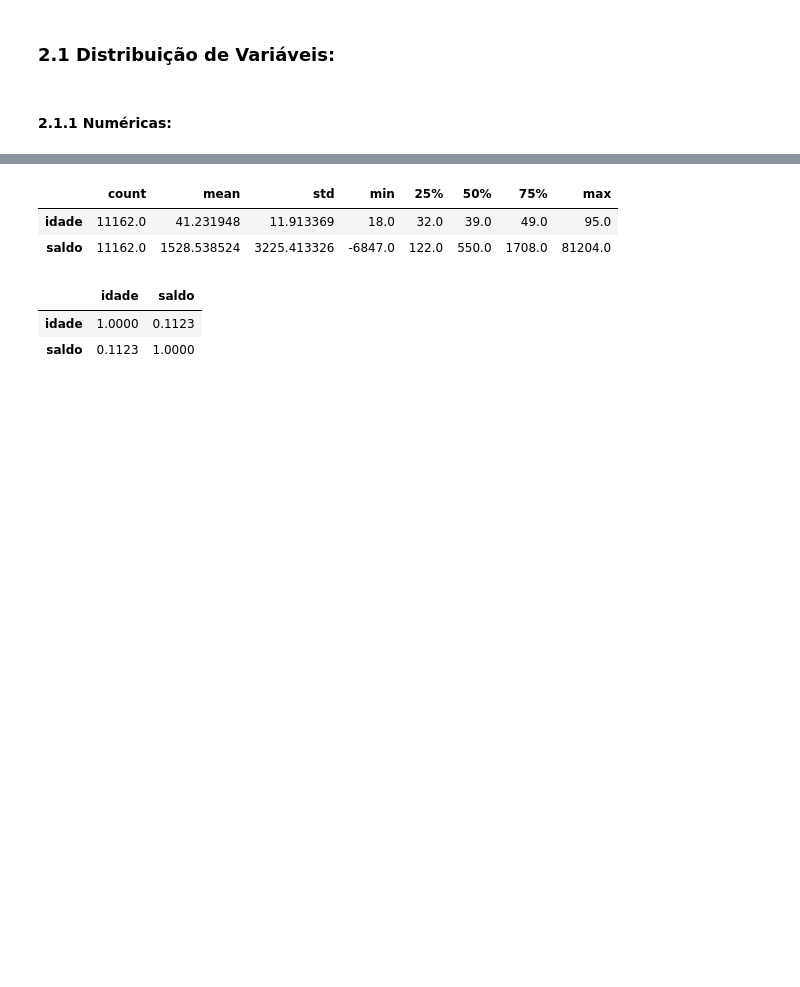
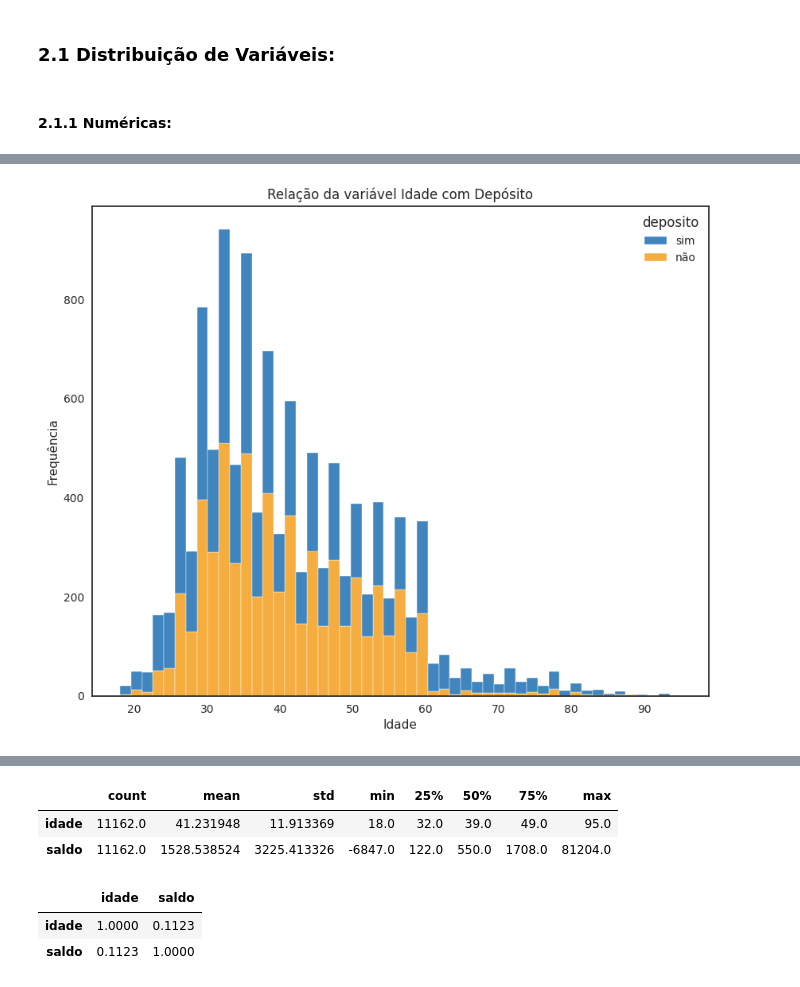
Before and after one commit to lippo1/bank-marketing-analysis, a Jupyter notebook: files pt-br/py_business_case_and_eda_pt_br.ipynb, the cells around one changed output, grey strips where cells are left out. Saved outputs shown, nothing was run; the diff lists cells and outputs as text; code cells hidden in the pictures; blank space fills up the shorter version.

```diff
--- a/files pt-br/py_business_case_and_eda_pt_br.ipynb
+++ b/files pt-br/py_business_case_and_eda_pt_br.ipynb
@@ -197,8 +198,12 @@ bank_df.head(3)
 # %% [markdown]
 #### 2.1.1 Numéricas:
 # %%
-fig = px.histogram(bank_df, x="idade", color="deposito", color_discrete_map={'não': paleta_cores[0],
-                                                                             'sim': paleta_cores[1]})
-fig.update_layout(title = dict(text='Relação da variável Idade com Depósito'), width= 750, height=600, xaxis_title='Idade', yaxis_title='Frequência')
-fig.show()
+
+plt.figure(figsize=(10, 8))
+sns.histplot(data=bank_df, x="idade", hue="deposito", multiple="stack", palette=[paleta_cores[0], paleta_cores[1]])
+plt.title('Relação da variável Idade com Depósito')
+plt.xlabel('Idade')
+plt.ylabel('Frequência')
+
+plt.show()
 # %% [output]
@@ -206 +210,2 @@ fig.show()
+[figure, added]
 # %%
```
Also changed, not shown: parts of 10 cells of this notebook.
